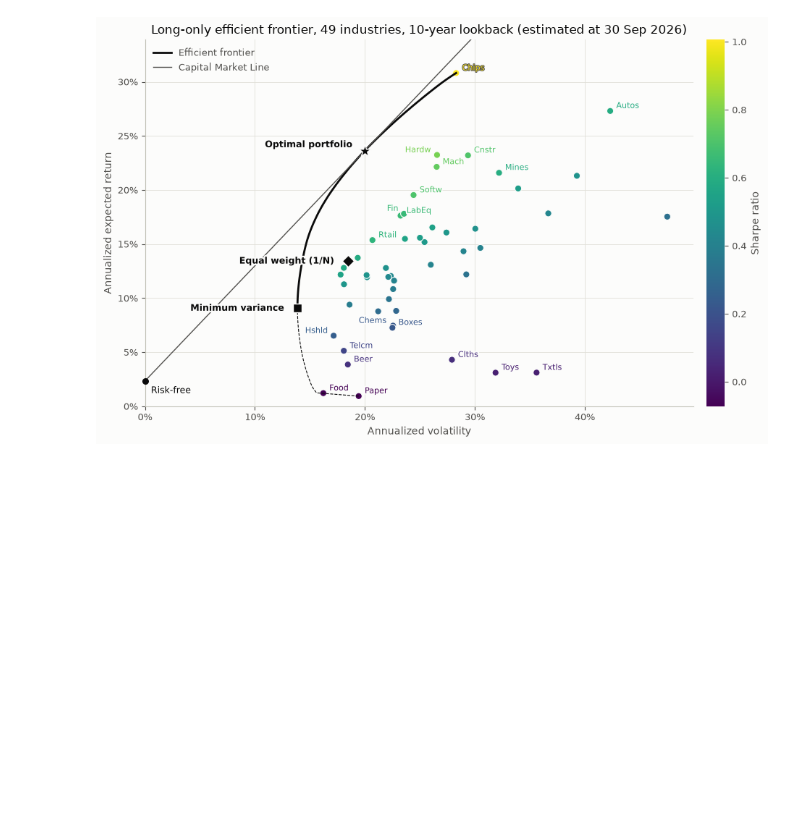
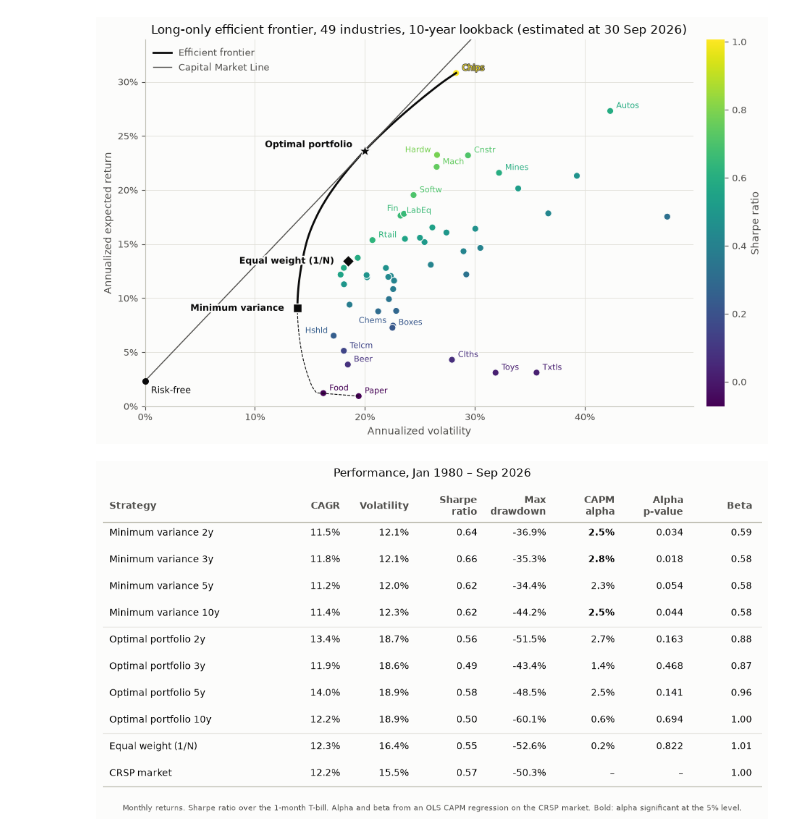
Before and after one commit to FranciscoAC-burst/mean_variance, a Jupyter notebook: main.ipynb, the cells around one changed output. Saved outputs shown, nothing was run; the diff lists cells and outputs as text; code cells hidden in the pictures; blank space fills up the shorter version.

Commit message:
table png

```diff
--- a/main.ipynb
+++ b/main.ipynb
@@ -79,3 +79,8 @@ plot_wealth(returns, "Optimal", FIGURES / "wealth_optimal.png");
 plot_frontier(daily, monthly, rf, rebalance_dates, path=FIGURES / "efficient_frontier.png");
 # %% [output]
 [figure]
+# %%
+period = f"{returns.index[0].strftime('%b %Y')} – {returns.index[-1].strftime('%b %Y')}"
+plot_performance_table(performance, period, path=FIGURES / "performance_table.png");
+# %% [output]
+[figure, added]
```
Also changed, not shown: parts of 1 cell of this notebook, 3 other files.
